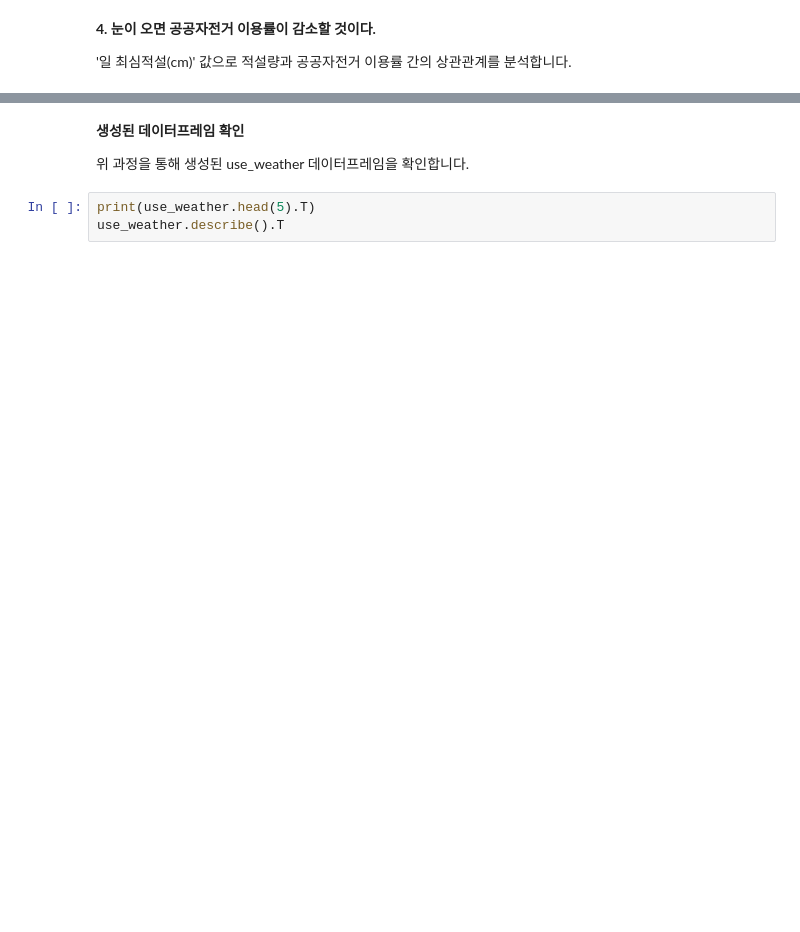
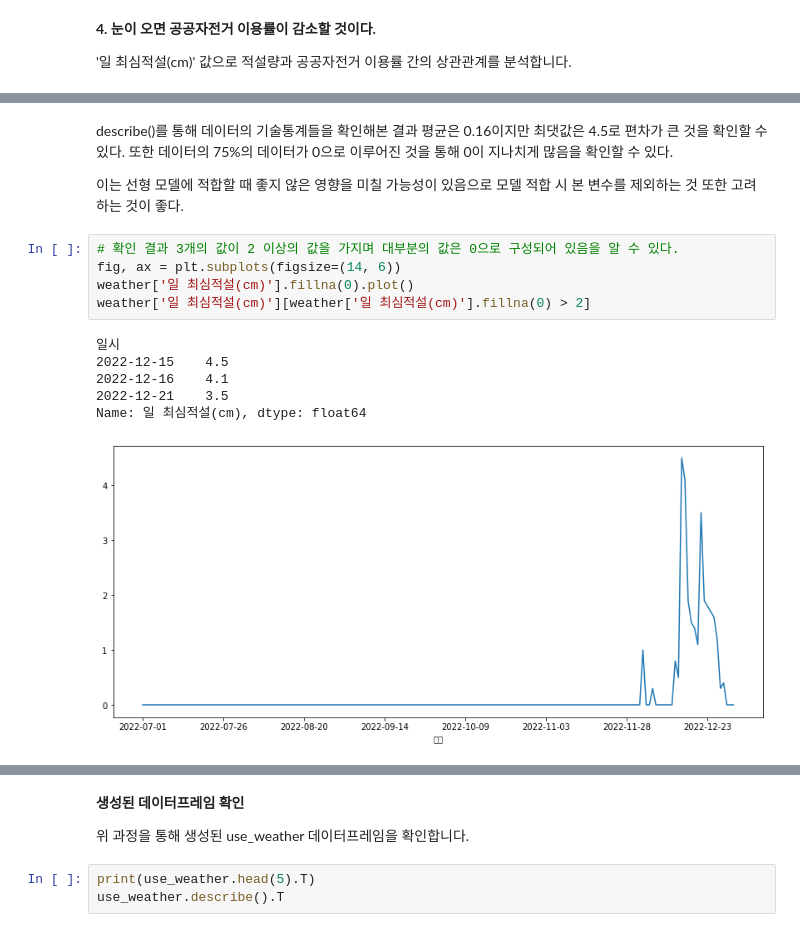
Before and after one commit to jaewonE/Minimizing-bicycle-rearrangement-through-public-bicycle-data-analysis, a Jupyter notebook: 12조 최종보고서.ipynb, the cells around one changed output, grey strips where cells are left out. Drawn from its saved outputs; the diff is of its cells as text; blank space fills up the shorter version.

```diff
--- a/12조 최종보고서.ipynb
+++ b/12조 최종보고서.ipynb
@@ -677,3 +827,19 @@ weather['일 최심적설(cm)'].fillna(0).describe()
+# %% [markdown]
+describe()를 통해 데이터의 기술통계들을 확인해본 결과 평균은 0.16이지만 최댓값은 4.5로 편차가 큰 것을 확인할 수 있다. 또한 데이터의 75%의 데이터가 0으로 이루어진 것을 통해 0이 지나치게 많음을 확인할 수 있다.
+
+이는 선형 모델에 적합할 때 좋지 않은 영향을 미칠 가능성이 있음으로 모델 적합 시 본 변수를 제외하는 것 또한 고려하는 것이 좋다.
+# %%
+# 확인 결과 3개의 값이 2 이상의 값을 가지며 대부분의 값은 0으로 구성되어 있음을 알 수 있다.
+fig, ax = plt.subplots(figsize=(14, 6))
+weather['일 최심적설(cm)'].fillna(0).plot()
+weather['일 최심적설(cm)'][weather['일 최심적설(cm)'].fillna(0) > 2]
+# %% [output]
+일시
+2022-12-15    4.5
+2022-12-16    4.1
+2022-12-21    3.5
+Name: 일 최심적설(cm), dtype: float64
+[figure, added]
 # %%
 use_weather['snow'] = weather['일 최심적설(cm)'].fillna(0)
 use_weather.head(5).T
```
Also changed, not shown: parts of 37 cells of this notebook.
